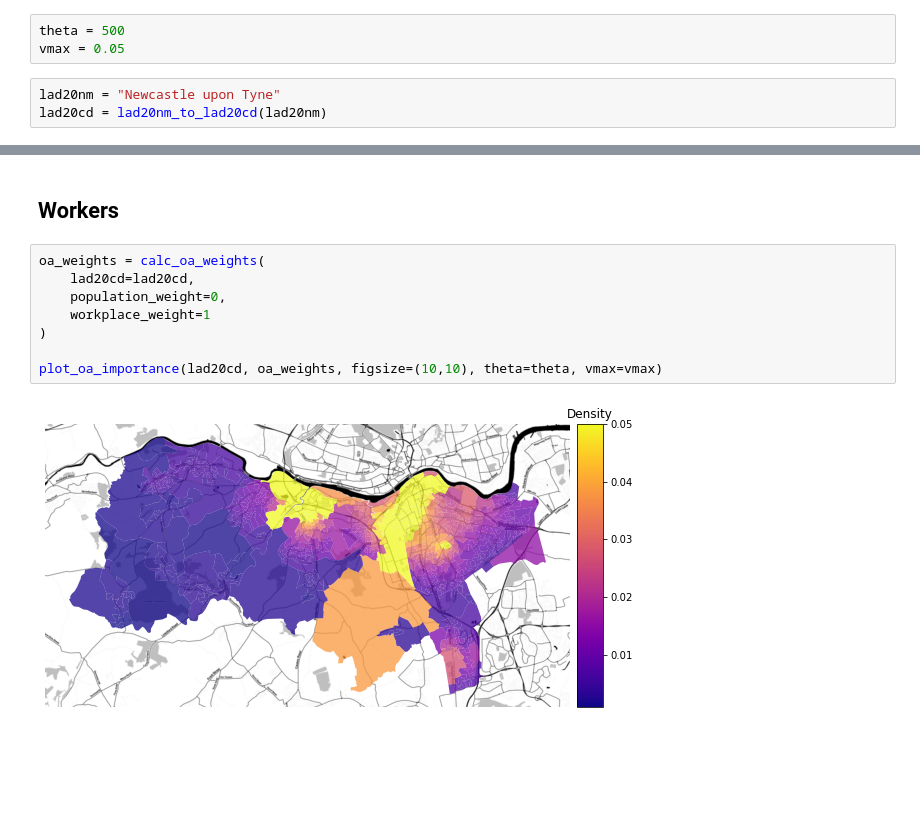
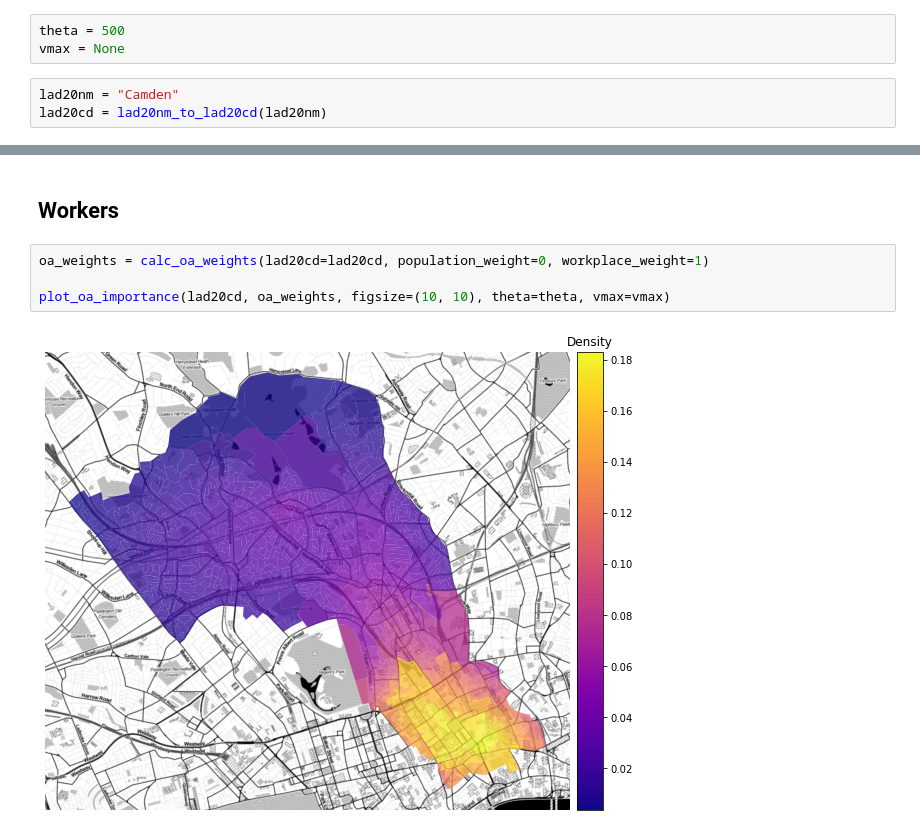
Before and after one commit to alan-turing-institute/spatial-inequality, a Jupyter notebook: notebooks/oa_importance.ipynb, the cells around one changed output, grey strips where cells are left out. Cells and saved outputs as stored; diff of their text form; blank space fills up the shorter version.

```diff
--- a/notebooks/oa_importance.ipynb
+++ b/notebooks/oa_importance.ipynb
@@ -8,7 +8,7 @@ from spineq.data_fetcher import lad20nm_to_lad20cd
 import pandas as pd
 # %%
 theta = 500
-vmax = 0.05
+vmax = None
 # %%
-lad20nm = "Newcastle upon Tyne"
+lad20nm = "Camden"
 lad20cd = lad20nm_to_lad20cd(lad20nm)
@@ -54,12 +61,8 @@ plot_oa_importance(lad20cd, oa_weights, figsize=(10,10), theta=theta, vmax=vmax)
 # %% [markdown]
 ## Workers
 # %%
-oa_weights = calc_oa_weights(
-    lad20cd=lad20cd,
-    population_weight=0,
-    workplace_weight=1
-)
+oa_weights = calc_oa_weights(lad20cd=lad20cd, population_weight=0, workplace_weight=1)
 
-plot_oa_importance(lad20cd, oa_weights, figsize=(10,10), theta=theta, vmax=vmax)
+plot_oa_importance(lad20cd, oa_weights, figsize=(10, 10), theta=theta, vmax=vmax)
 # %% [output]
-[figure, old version]
+[figure, new version]
```
Also changed, not shown: parts of 5 cells of this notebook, 14 other files.
